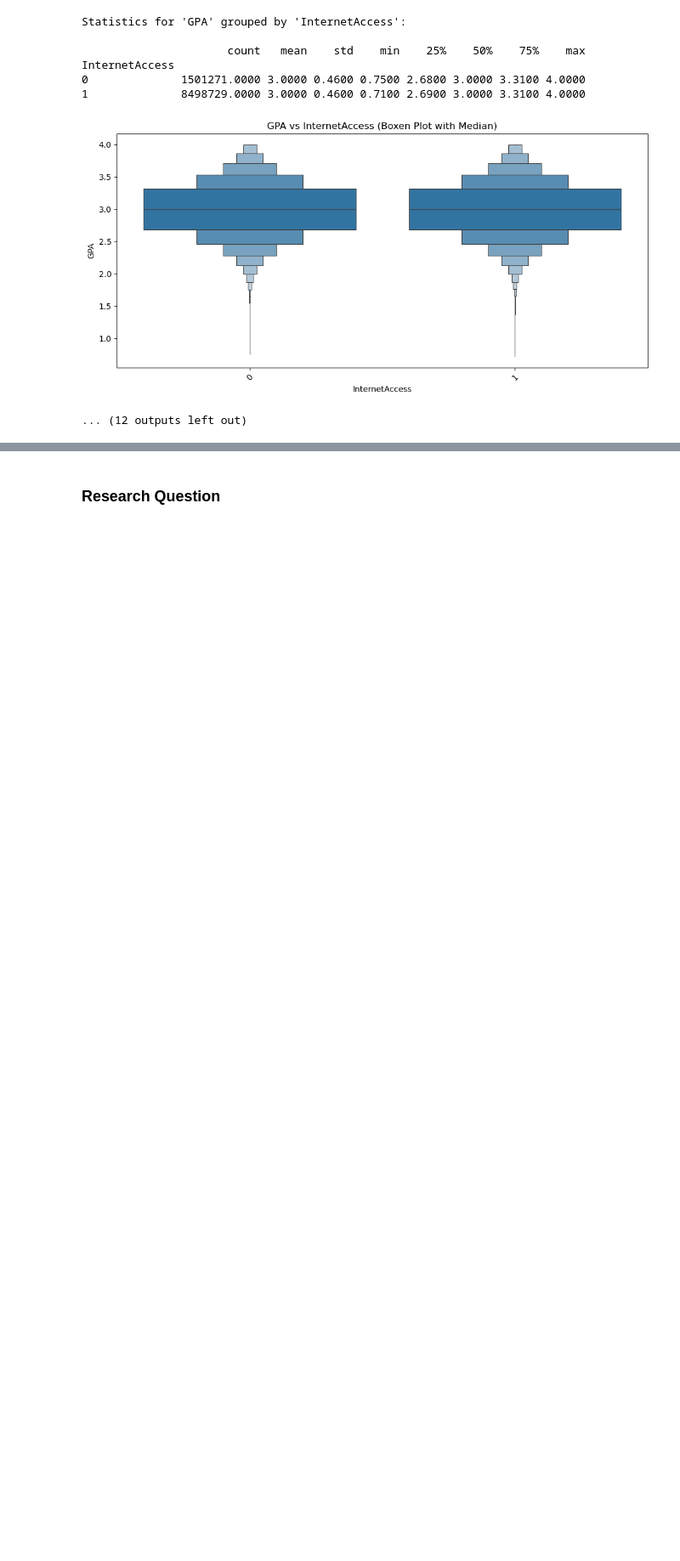
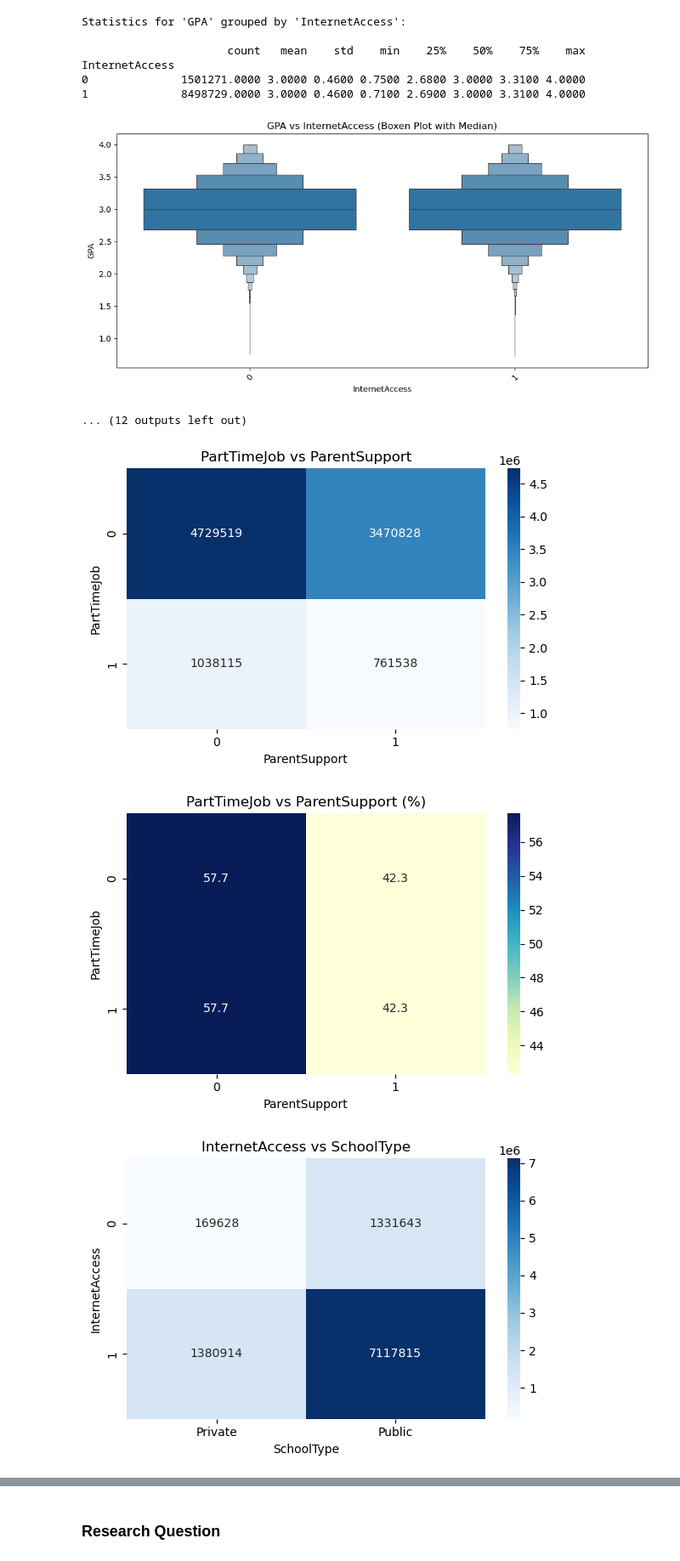
Before and after one commit to OldMarkie/DATA102_MCO_p1, a Jupyter notebook: MCO_phase1.ipynb, the cells around one changed output, grey strips where cells are left out. Shown at 85% size. Drawn from its saved outputs; the diff is of its cells as text; code cells hidden in the pictures; blank space fills up the shorter version.

Commit message:
added crosstab

```diff
--- a/MCO_phase1.ipynb
+++ b/MCO_phase1.ipynb
@@ -294,3 +295,47 @@ InternetAccess
 1              8498729.0000 3.0000 0.4600 0.7100 2.6900 3.0000 3.3100 4.0000
 [figure]
 ... (12 outputs left out)
+# %%
+def plot_crosstab_heatmap(df, col1, col2, normalize=False, figsize=(6, 4)):
+    ct = pd.crosstab(df[col1], df[col2], normalize='index' if normalize else False)
+    fmt = '.1f' if normalize else 'd'
+    cmap = 'YlGnBu' if normalize else 'Blues'
+
+    if normalize:
+        ct *= 100  # Convert to percentage
+
+    plt.figure(figsize=figsize)
+    sns.heatmap(ct, annot=True, fmt=fmt, cmap=cmap)
+    plt.title(f'{col1} vs {col2}' + (' (%)' if normalize else ''))
+    plt.xlabel(col2)
+    plt.ylabel(col1)
+    plt.tight_layout()
+    plt.show()
+# %%
+# Pair 1: PartTimeJob vs ParentSupport
+plot_crosstab_heatmap(combined_df, 'PartTimeJob', 'ParentSupport')
+plot_crosstab_heatmap(combined_df, 'PartTimeJob', 'ParentSupport', normalize=True)
+
+# Pair 2: InternetAccess vs SchoolType
+plot_crosstab_heatmap(combined_df, 'InternetAccess', 'SchoolType')
+plot_crosstab_heatmap(combined_df, 'InternetAccess', 'SchoolType', normalize=True)
+
+# Pair 3: Romantic vs FreeTime
+plot_crosstab_heatmap(combined_df, 'Romantic', 'FreeTime')
+plot_crosstab_heatmap(combined_df, 'Romantic', 'FreeTime', normalize=True)
+
+# Pair 4: Romantic vs GoOut
+plot_crosstab_heatmap(combined_df, 'Romantic', 'GoOut')
+plot_crosstab_heatmap(combined_df, 'Romantic', 'GoOut', normalize=True)
+
+# Pair 5: ParentalEducation vs SchoolType
+plot_crosstab_heatmap(combined_df, 'ParentalEducation', 'SchoolType')
+plot_crosstab_heatmap(combined_df, 'ParentalEducation', 'SchoolType', normalize=True)
+
+# Pair 6: ParentalEducation vs Locale
+plot_crosstab_heatmap(combined_df, 'ParentalEducation', 'Locale')
+plot_crosstab_heatmap(combined_df, 'ParentalEducation', 'Locale', normalize=True)
+# %% [output]
+[figure, added]
+[figure, added]
+[figure, added]
```
Also changed, not shown: parts of 2 cells of this notebook.
